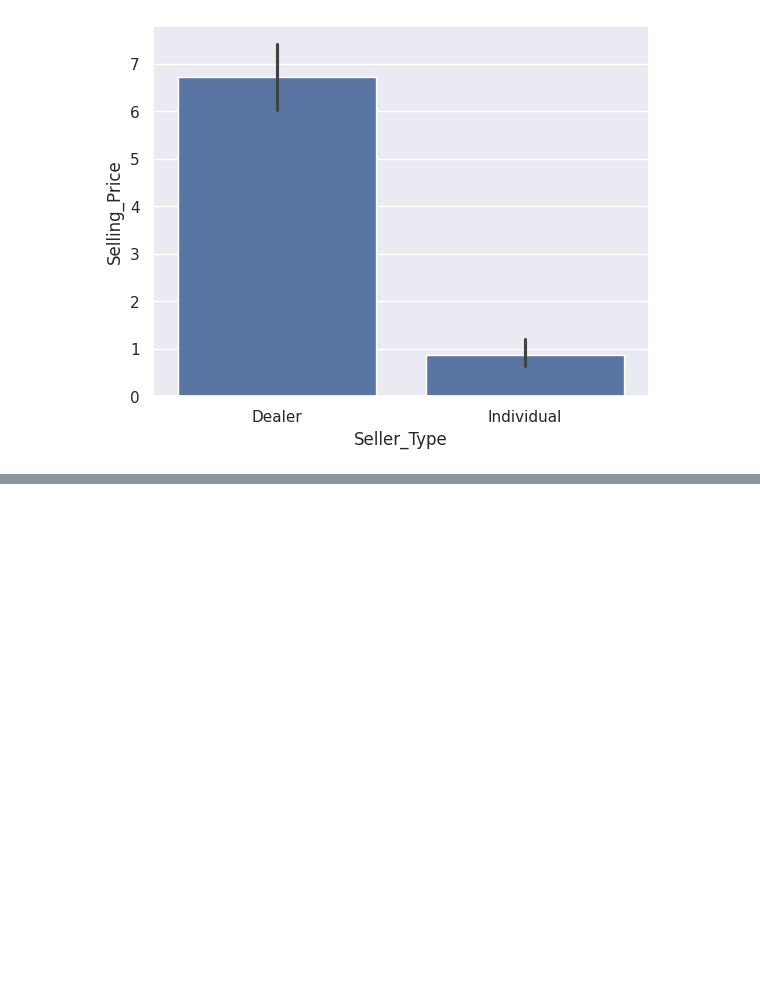
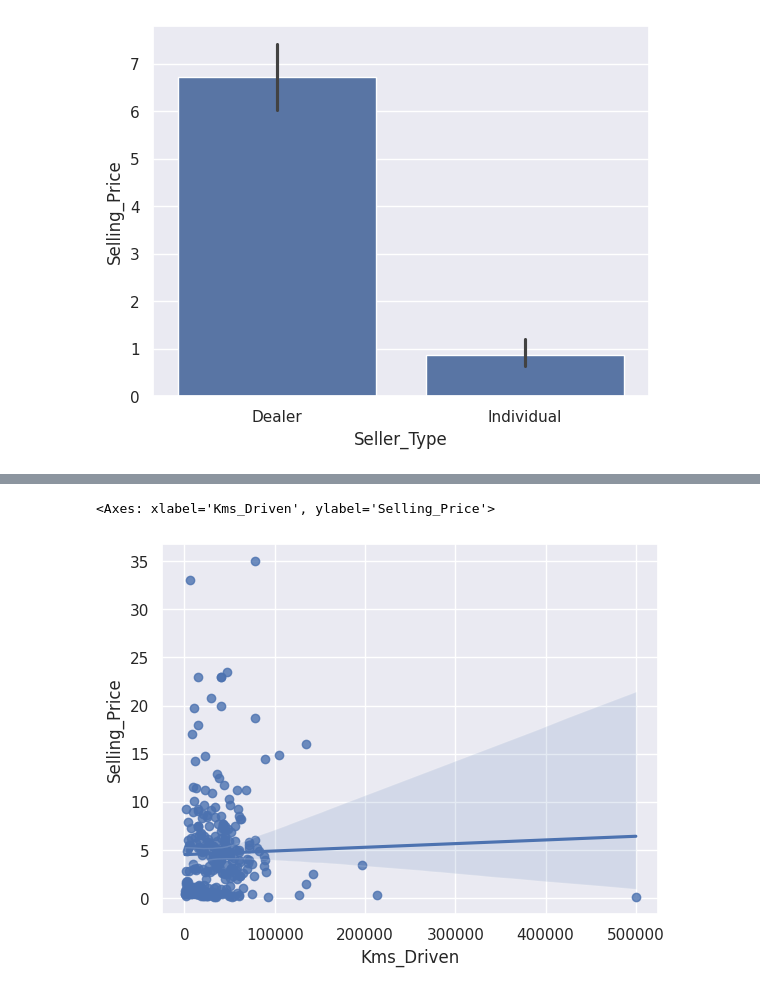
Before and after one commit to prajna-gowda/demo-open-source-fork, a Jupyter notebook: colab1.ipynb, the cells around one changed output, grey strips where cells are left out. Drawn from its saved outputs; the diff is of its cells as text; code cells hidden in the pictures; blank space fills up the shorter version.

```diff
--- a/colab1.ipynb
+++ b/colab1.ipynb
@@ -142,0 +156,5 @@ sns.barplot(x='Fuel_Type', y='Selling_Price', data=df)
+# %%
+sns.regplot(x='Kms_Driven', y='Selling_Price', data=df)
+# %% [output]
+<Axes: xlabel='Kms_Driven', ylabel='Selling_Price'>
+[figure, added]
```
Also changed, not shown: parts of 8 cells of this notebook.
